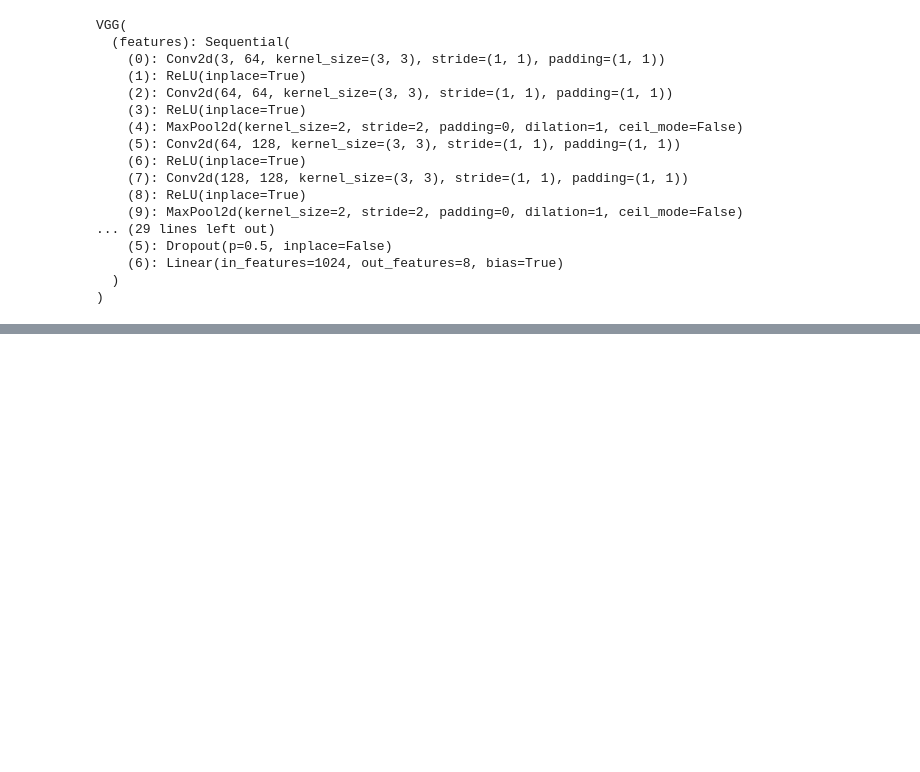
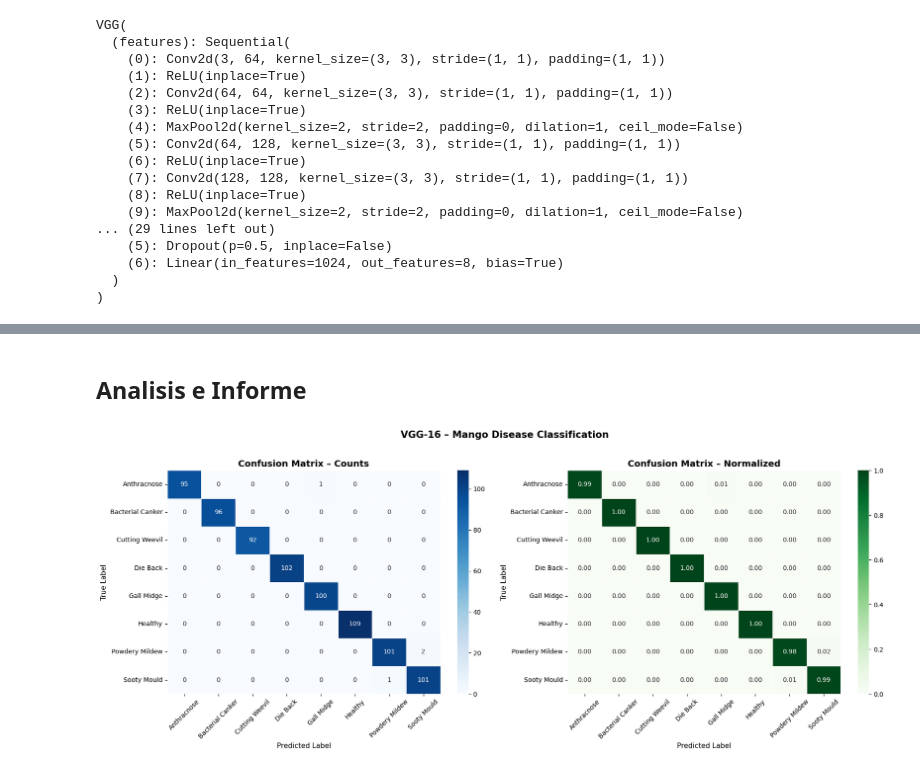
Before and after one commit to faguilarleal/EC1-VC, a Jupyter notebook: main.ipynb, the cells around one changed output, grey strips where cells are left out. Saved outputs shown, nothing was run; the diff lists cells and outputs as text; code cells hidden in the pictures; blank space fills up the shorter version.

Commit message:
model weights and conclusion

```diff
--- a/main.ipynb
+++ b/main.ipynb
@@ -278,0 +373,13 @@ VGG(
+# %%
+device = torch.device("cuda" if torch.cuda.is_available() else "cpu")
+
+model = models.vgg16(weights=None)
+model.classifier = nn.Sequential(
+    nn.Linear(25088, 4096), nn.ReLU(inplace=True), nn.Dropout(0.5),
+    nn.Linear(4096, 1024),  nn.ReLU(inplace=True), nn.Dropout(0.5),
+    nn.Linear(1024, 8)
+)
+model.load_state_dict(torch.load("best_vgg16_mango.pth", map_location=device))
+model = model.to(device)
+model.eval()
+print("Model loaded.")
@@ -278,0 +388,67 @@ VGG(
+# %% [markdown]
+## Analisis e Informe
+# %%
+import numpy as np
+import matplotlib.pyplot as plt
+import seaborn as sns
+from sklearn.metrics import confusion_matrix, classification_report
+
+# Predicciones
+model.eval()
+all_preds  = []
+all_labels = []
+
+with torch.no_grad():
+    for images, labels in val_loader:
+        images = images.to(device)
+        outputs = model(images)
+        preds   = outputs.argmax(dim=1).cpu().numpy()
+        all_preds.extend(preds)
+        all_labels.extend(labels.numpy())
+
+all_preds  = np.array(all_preds)
+all_labels = np.array(all_labels)
+
+# Matriz de confusion
+class_names = ['Anthracnose', 'Bacterial Canker', 'Cutting Weevil', 'Die Back',
+               'Gall Midge', 'Healthy', 'Powdery Mildew', 'Sooty Mould']
+
+cm = confusion_matrix(all_labels, all_preds)
+cm_norm = cm.astype(float) / cm.sum(axis=1, keepdims=True)
+
+fig, axes = plt.subplots(1, 2, figsize=(18, 7))
+
+# Conteos
+sns.heatmap(
+    cm, annot=True, fmt="d", cmap="Blues",
+    xticklabels=class_names, yticklabels=class_names,
+    ax=axes[0], linewidths=0.5
+)
+axes[0].set_title("Confusion Matrix – Counts", fontsize=14, fontweight="bold")
+axes[0].set_xlabel("Predicted Label", fontsize=11)
+axes[0].set_ylabel("True Label", fontsize=11)
+axes[0].tick_params(axis="x", rotation=45)
+axes[0].tick_params(axis="y", rotation=0)
+
+# Recall por clase
+sns.heatmap(
+    cm_norm, annot=True, fmt=".2f", cmap="Greens",
+    xticklabels=class_names, yticklabels=class_names,
+    ax=axes[1], linewidths=0.5, vmin=0, vmax=1
+)
+axes[1].set_title("Confusion Matrix – Normalized", fontsize=14, fontweight="bold")
+axes[1].set_xlabel("Predicted Label", fontsize=11)
+axes[1].set_ylabel("True Label", fontsize=11)
+axes[1].tick_params(axis="x", rotation=45)
+axes[1].tick_params(axis="y", rotation=0)
+
+plt.suptitle("VGG-16 – Mango Disease Classification", fontsize=15, fontweight="bold", y=1.02)
+plt.tight_layout()
+plt.savefig("confusion_matrix.png", dpi=150, bbox_inches="tight")
+plt.show()
+
+# Reporte de Clasificacion
+print("\nClassification Report:")
+print(classification_report(all_labels, all_preds, target_names=class_names))
+# %% [output]
+[figure, added]
```
Also changed, not shown: parts of 9 cells of this notebook, 2 other files.
